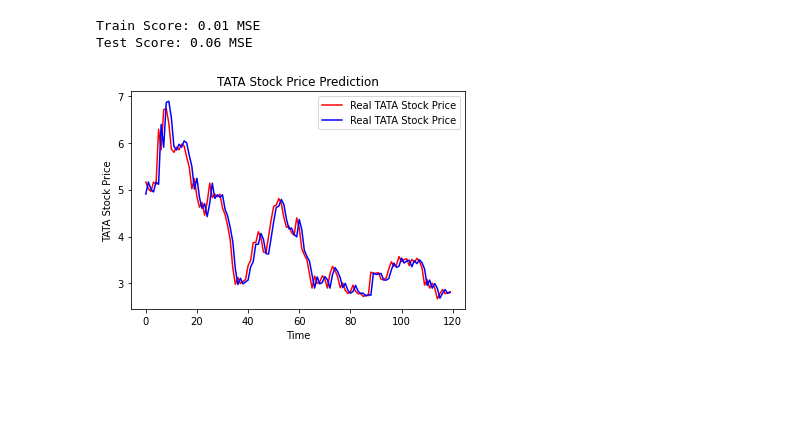
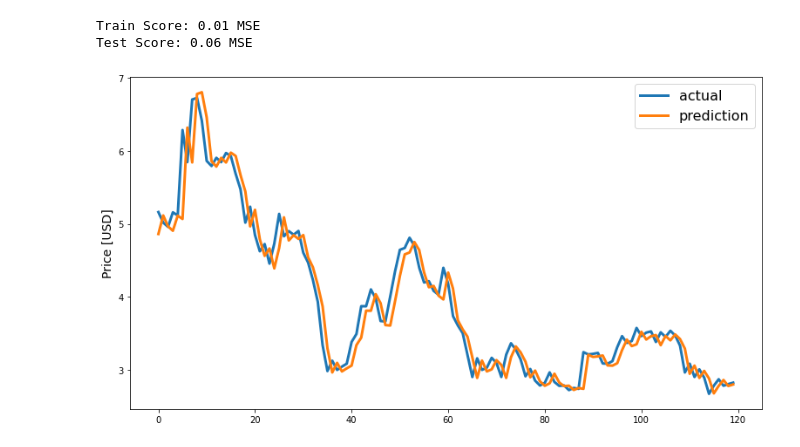
Before and after one commit to loguansiang/fyp, a Jupyter notebook: lstm80_20_FINAL_method.ipynb, the cells around one changed output. Saved outputs shown, nothing was run; the diff lists cells and outputs as text; code cells hidden in the pictures; blank space fills up the shorter version.

```diff
--- a/lstm80_20_FINAL_method.ipynb
+++ b/lstm80_20_FINAL_method.ipynb
@@ -132,13 +148,7 @@ Test Score: 0.06 MSE
 # %%
 testX = numpy.reshape(testX, (testY.shape[1], 1))
 testY = numpy.reshape(testY, (testY.shape[1], 1))
-# %%
-plt.plot(testY, color = 'red', label = 'Real TATA Stock Price')
-plt.plot(testPredict, color = 'blue', label = 'Real TATA Stock Price')
-plt.title('TATA Stock Price Prediction')
-plt.xlabel('Time')
-plt.ylabel('TATA Stock Price')
-plt.legend()
-plt.show()
-# %% [output]
-[figure, removed]
+# %%
+line_plot(testY, testPredict, 'actual', 'prediction', lw=3)
+# %% [output]
+[figure, added]
```
Also changed, not shown: parts of 2 cells of this notebook.
